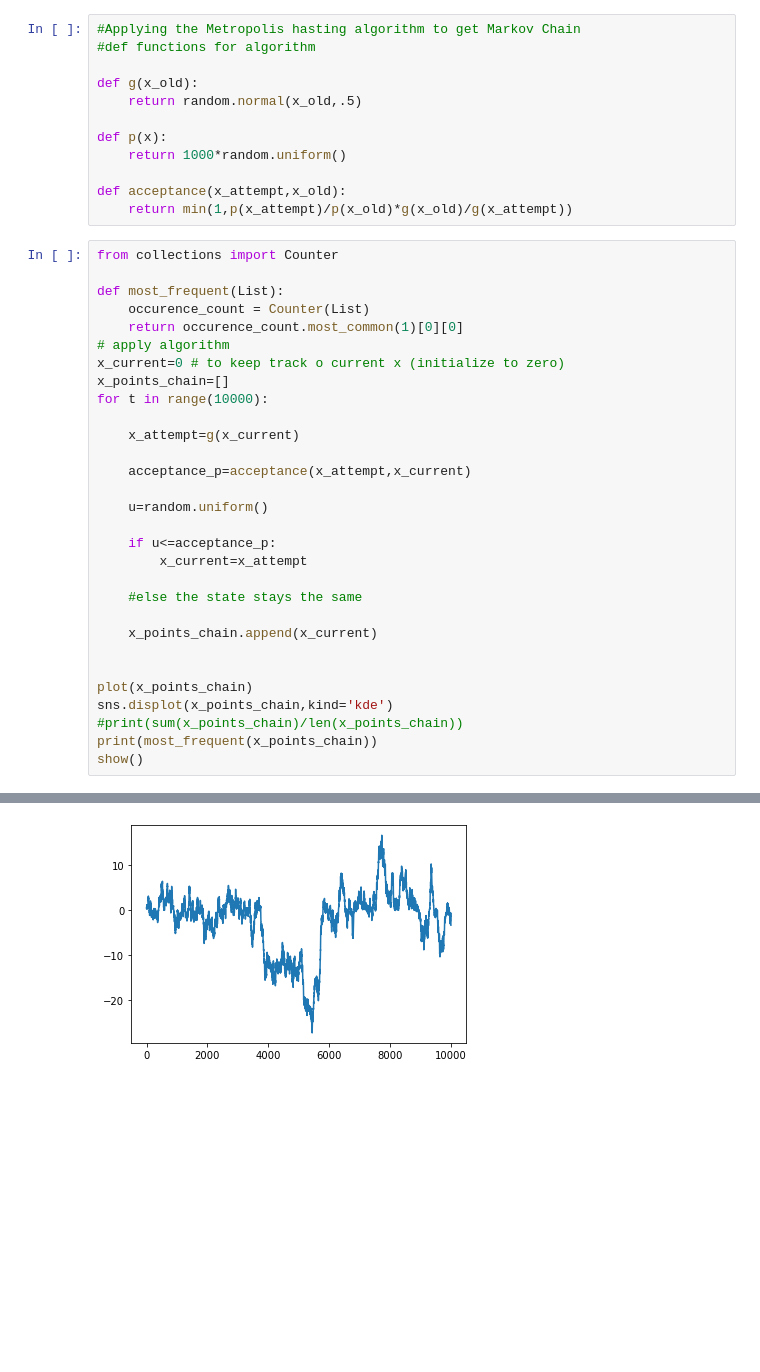
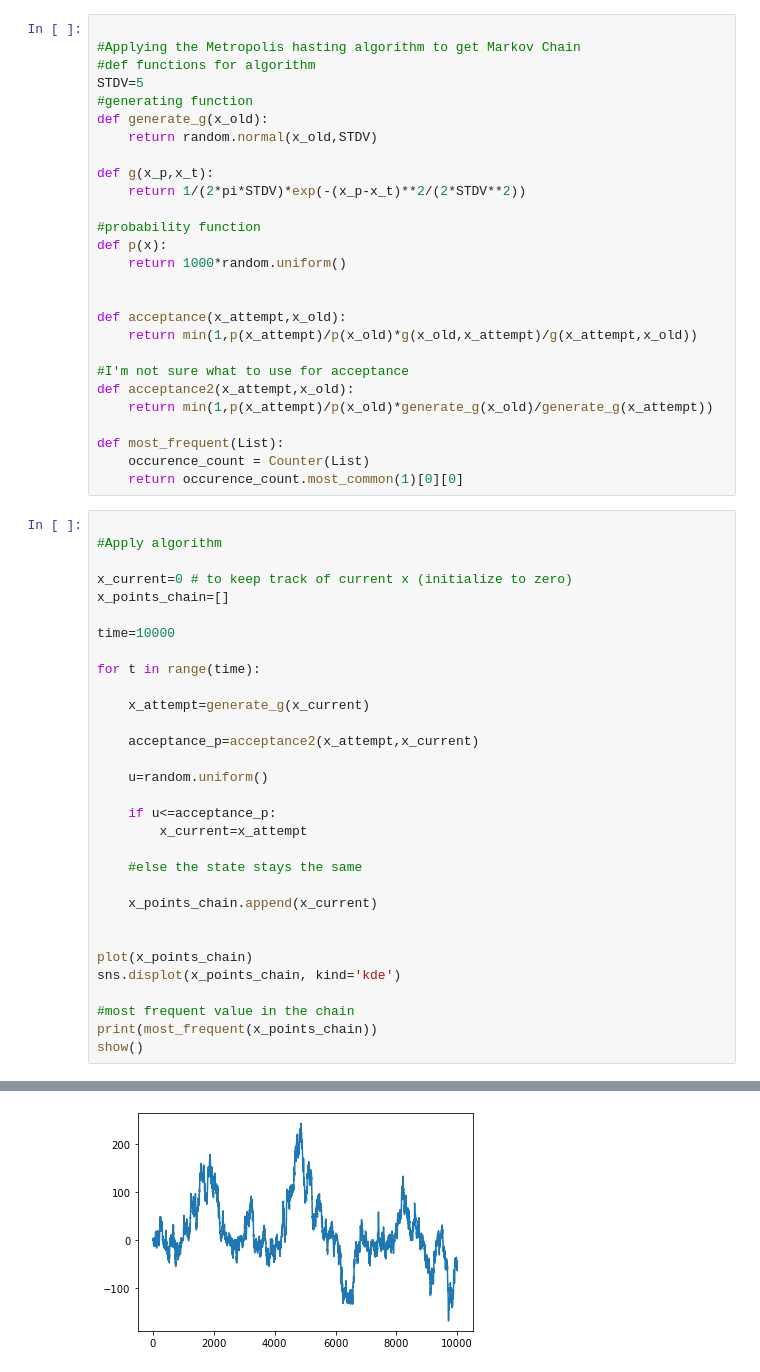
Before and after one commit to Atomnuclei/Bayesian-Inference, a Jupyter notebook: bayesian inference.ipynb, the cells around one changed output, grey strips where cells are left out. Saved outputs shown, nothing was run; the diff lists cells and outputs as text; blank space fills up the shorter version.

```diff
--- a/bayesian inference.ipynb
+++ b/bayesian inference.ipynb
@@ -52,29 +54,44 @@ a_val[a_ls.index(max(a_ls))]
 # %%
+
 #Applying the Metropolis hasting algorithm to get Markov Chain
 #def functions for algorithm
+STDV=5
+#generating function
+def generate_g(x_old):
+    return random.normal(x_old,STDV)
 
-def g(x_old):
-    return random.normal(x_old,.5)
+def g(x_p,x_t):
+    return 1/(2*pi*STDV)*exp(-(x_p-x_t)**2/(2*STDV**2))
 
+#probability function
 def p(x):
     return 1000*random.uniform()
 
+
 def acceptance(x_attempt,x_old):
-    return min(1,p(x_attempt)/p(x_old)*g(x_old)/g(x_attempt))
+    return min(1,p(x_attempt)/p(x_old)*g(x_old,x_attempt)/g(x_attempt,x_old))
+
+#I'm not sure what to use for acceptance
+def acceptance2(x_attempt,x_old):
+    return min(1,p(x_attempt)/p(x_old)*generate_g(x_old)/generate_g(x_attempt))
+
+def most_frequent(List):
+    occurence_count = Counter(List)
+    return occurence_count.most_common(1)[0][0]
 # %%
-from collections import Counter
 
-def most_frequent(List):
-    occurence_count = Counter(List)
-    return occurence_count.most_common(1)[0][0]
-# apply algorithm
-x_current=0 # to keep track o current x (initialize to zero)
+#Apply algorithm
+
+x_current=0 # to keep track of current x (initialize to zero)
 x_points_chain=[]
-for t in range(10000):
 
-    x_attempt=g(x_current)
+time=10000
 
-    acceptance_p=acceptance(x_attempt,x_current)
+for t in range(time):
+
+    x_attempt=generate_g(x_current)
+
+    acceptance_p=acceptance2(x_attempt,x_current)
 
     u=random.uniform()
 
@@ -87,8 +104,9 @@ for t in range(10000):
 
 
 plot(x_points_chain)
-sns.displot(x_points_chain,kind='kde')
-#print(sum(x_points_chain)/len(x_points_chain))
+sns.displot(x_points_chain, kind='kde')
+
+#most frequent value in the chain
 print(most_frequent(x_points_chain))
 show()
 # %% [output]
@@ -96 +114 @@ show()
-[figure, old version]
+[figure, new version]
```
Also changed, not shown: parts of 4 cells of this notebook.
